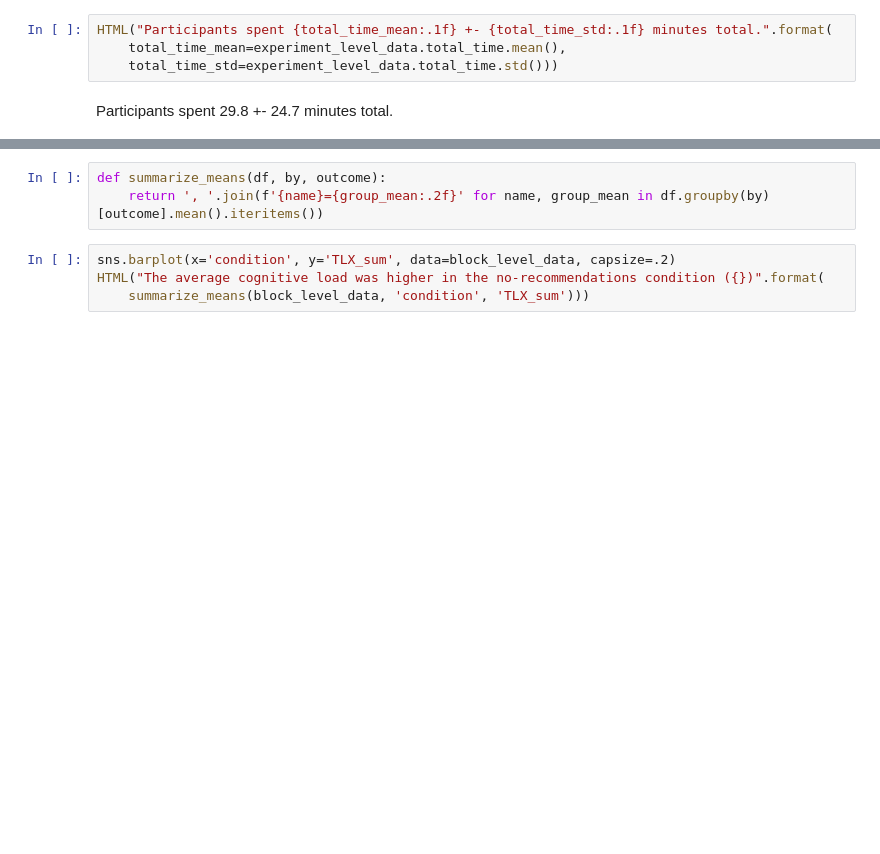
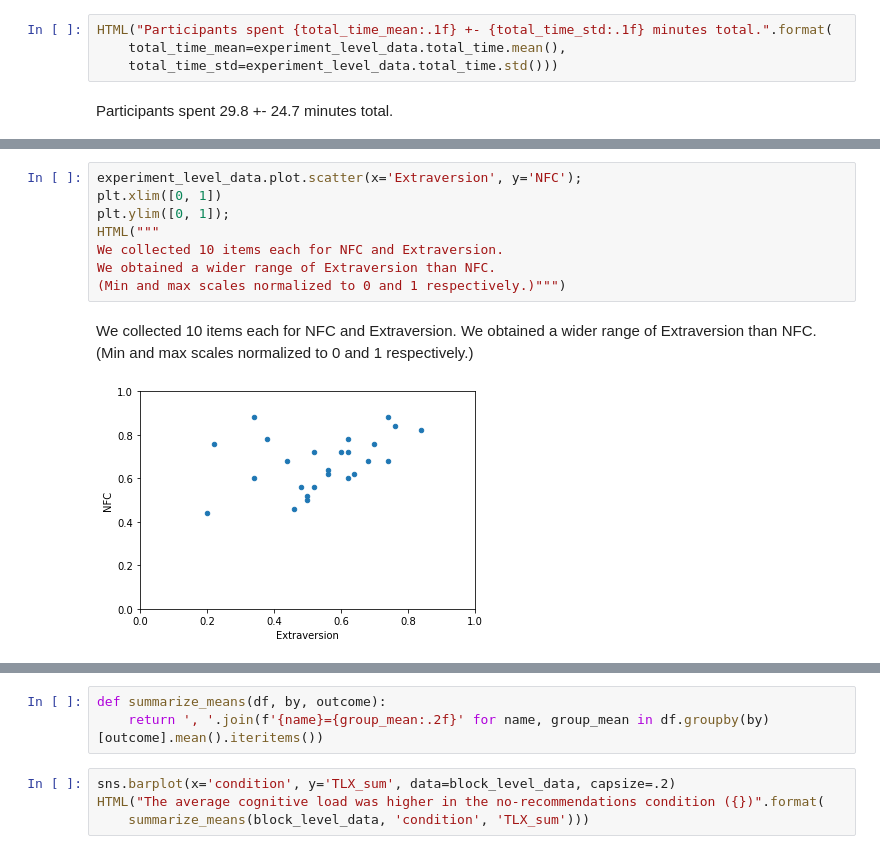
Before and after one commit to kcarnold/textrec, a Jupyter notebook: notebooks/Analysis.ipynb, the cells around one changed output, grey strips where cells are left out. Cells and saved outputs as stored; diff of their text form; blank space fills up the shorter version.

```diff
--- a/notebooks/Analysis.ipynb
+++ b/notebooks/Analysis.ipynb
@@ -72,0 +106,11 @@ Participants spent 29.8 +- 24.7 minutes total.
+# %%
+experiment_level_data.plot.scatter(x='Extraversion', y='NFC');
+plt.xlim([0, 1])
+plt.ylim([0, 1]);
+HTML("""
+We collected 10 items each for NFC and Extraversion.
+We obtained a wider range of Extraversion than NFC.
+(Min and max scales normalized to 0 and 1 respectively.)""")
+# %% [output]
+We collected 10 items each for NFC and Extraversion. We obtained a wider range of Extraversion than NFC. (Min and max scales normalized to 0 and 1 respectively.)
+[figure, added]
```
Also changed, not shown: parts of 5 cells of this notebook, 3 other files.
